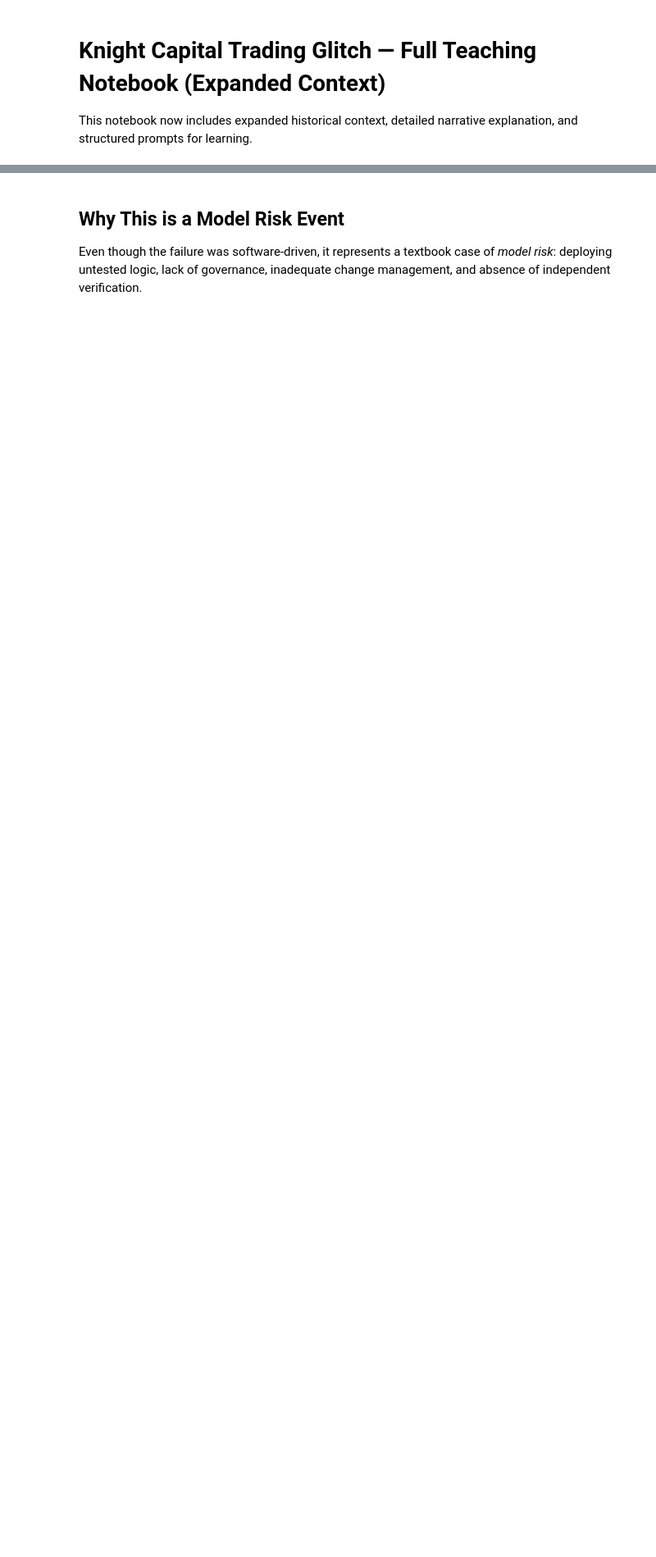
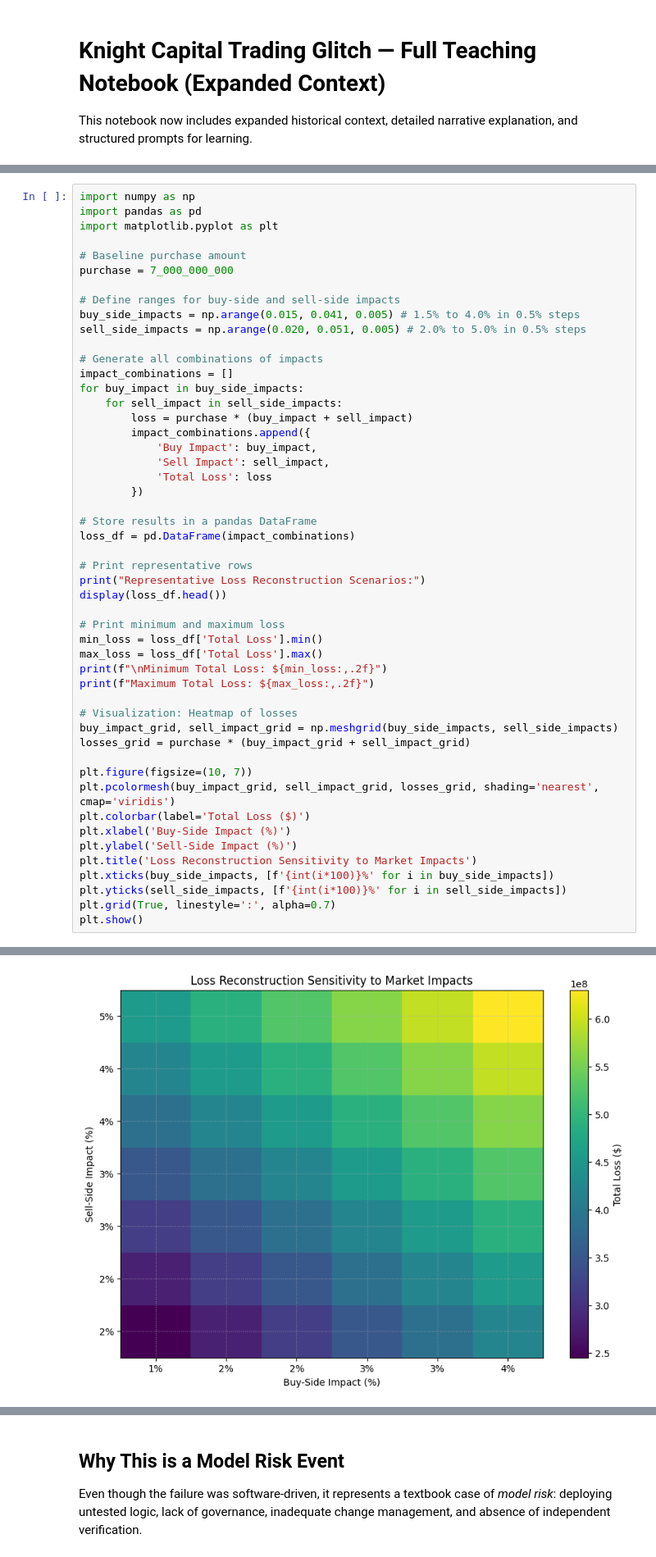
Before and after one commit to joelstub/joelstub, a Jupyter notebook: Knight_Capital_Expanded_Context_Teaching_Notebook_(1).ipynb, the cells around one changed output, grey strips where cells are left out. Shown at 82% size. Saved outputs shown, nothing was run; the diff lists cells and outputs as text; blank space fills up the shorter version.

```diff
--- a/Knight_Capital_Expanded_Context_Teaching_Notebook_(1).ipynb
+++ b/Knight_Capital_Expanded_Context_Teaching_Notebook_(1).ipynb
@@ -5,0 +9,51 @@ This notebook now includes expanded historical context, detailed narrative expla
+# %%
+import numpy as np
+import pandas as pd
+import matplotlib.pyplot as plt
+
+# Baseline purchase amount
+purchase = 7_000_000_000
+
+# Define ranges for buy-side and sell-side impacts
+buy_side_impacts = np.arange(0.015, 0.041, 0.005) # 1.5% to 4.0% in 0.5% steps
+sell_side_impacts = np.arange(0.020, 0.051, 0.005) # 2.0% to 5.0% in 0.5% steps
+
+# Generate all combinations of impacts
+impact_combinations = []
+for buy_impact in buy_side_impacts:
+    for sell_impact in sell_side_impacts:
+        loss = purchase * (buy_impact + sell_impact)
+        impact_combinations.append({
+            'Buy Impact': buy_impact,
+            'Sell Impact': sell_impact,
+            'Total Loss': loss
+        })
+
+# Store results in a pandas DataFrame
+loss_df = pd.DataFrame(impact_combinations)
+
+# Print representative rows
+print("Representative Loss Reconstruction Scenarios:")
+display(loss_df.head())
+
+# Print minimum and maximum loss
+min_loss = loss_df['Total Loss'].min()
+max_loss = loss_df['Total Loss'].max()
+print(f"\nMinimum Total Loss: ${min_loss:,.2f}")
+print(f"Maximum Total Loss: ${max_loss:,.2f}")
+
+# Visualization: Heatmap of losses
+buy_impact_grid, sell_impact_grid = np.meshgrid(buy_side_impacts, sell_side_impacts)
+losses_grid = purchase * (buy_impact_grid + sell_impact_grid)
+
+plt.figure(figsize=(10, 7))
+plt.pcolormesh(buy_impact_grid, sell_impact_grid, losses_grid, shading='nearest', cmap='viridis')
+plt.colorbar(label='Total Loss ($)')
+plt.xlabel('Buy-Side Impact (%)')
+plt.ylabel('Sell-Side Impact (%)')
+plt.title('Loss Reconstruction Sensitivity to Market Impacts')
+plt.xticks(buy_side_impacts, [f'{int(i*100)}%' for i in buy_side_impacts])
+plt.yticks(sell_side_impacts, [f'{int(i*100)}%' for i in sell_side_impacts])
+plt.grid(True, linestyle=':', alpha=0.7)
+plt.show()
+# %% [output]
@@ -5,0 +69 @@ This notebook now includes expanded historical context, detailed narrative expla
+[figure, added]
```
Also changed, not shown: parts of 7 cells of this notebook.
